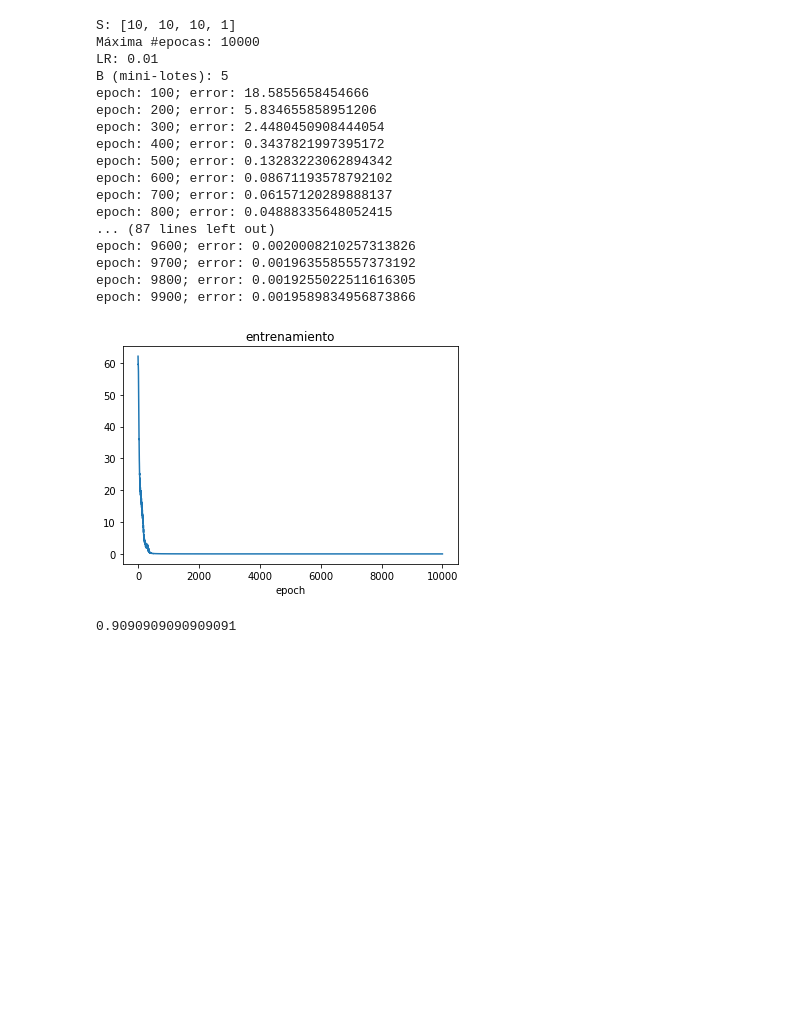
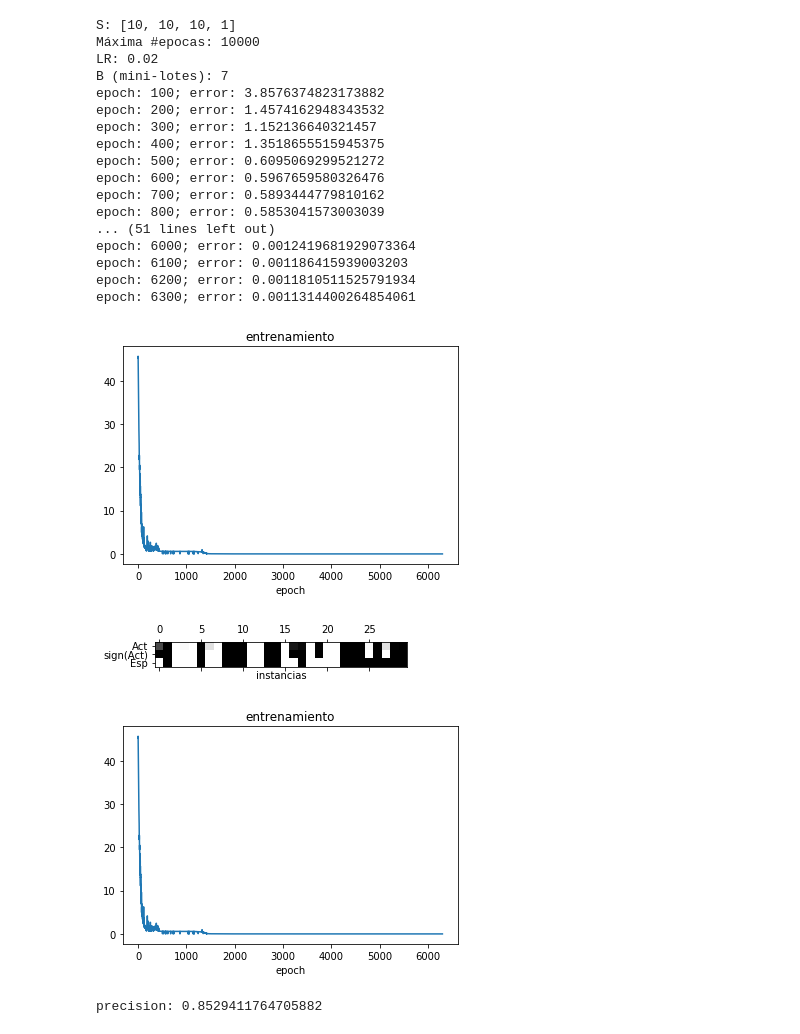
Before and after one commit to joaconafta/RedNeu-TP1, a Jupyter notebook: exp_ej1.ipynb, the cells around one changed output. Drawn from its saved outputs; the diff is of its cells as text; code cells hidden in the pictures; blank space fills up the shorter version.

```diff
--- a/exp_ej1.ipynb
+++ b/exp_ej1.ipynb
@@ -347,32 +402,34 @@ epoch: 4900; error: 0.0036368481143846903
 # %%
 errors = model.exp(
     [10, 10, 10, 1],
     10000,
-    0.01,
-    (0, 300),
-    (300, 410),
-    5
+    0.02,
+    (0, 308),
+    (308, 410),
+    7
 )
 # %% [output]
 S: [10, 10, 10, 1]
 Máxima #epocas: 10000
-LR: 0.01
-B (mini-lotes): 5
-epoch: 100; error: 18.5855658454666
-epoch: 200; error: 5.834655858951206
-epoch: 300; error: 2.4480450908444054
-epoch: 400; error: 0.3437821997395172
-epoch: 500; error: 0.13283223062894342
-epoch: 600; error: 0.08671193578792102
-epoch: 700; error: 0.06157120289888137
-epoch: 800; error: 0.04888335648052415
-... (87 lines left out)
-epoch: 9600; error: 0.0020008210257313826
-epoch: 9700; error: 0.0019635585557373192
-epoch: 9800; error: 0.0019255022511616305
-epoch: 9900; error: 0.0019589834956873866
+LR: 0.02
+B (mini-lotes): 7
+epoch: 100; error: 3.8576374823173882
+epoch: 200; error: 1.4574162948343532
+epoch: 300; error: 1.152136640321457
+epoch: 400; error: 1.3518655515945375
+epoch: 500; error: 0.6095069299521272
+epoch: 600; error: 0.5967659580326476
+epoch: 700; error: 0.5893444779810162
+epoch: 800; error: 0.5853041573003039
+... (51 lines left out)
+epoch: 6000; error: 0.0012419681929073364
+epoch: 6100; error: 0.001186415939003203
+epoch: 6200; error: 0.0011810511525791934
+epoch: 6300; error: 0.0011314400264854061
-[figure, old version]
+[figure, new version]
+[figure, added]
+[figure, added]
-0.9090909090909091
+precision: 0.8529411764705882
 # %%
 errors = model.exp(
     [10, 10, 10, 1],
```
Also changed, not shown: parts of 15 cells of this notebook, 1 other file.
